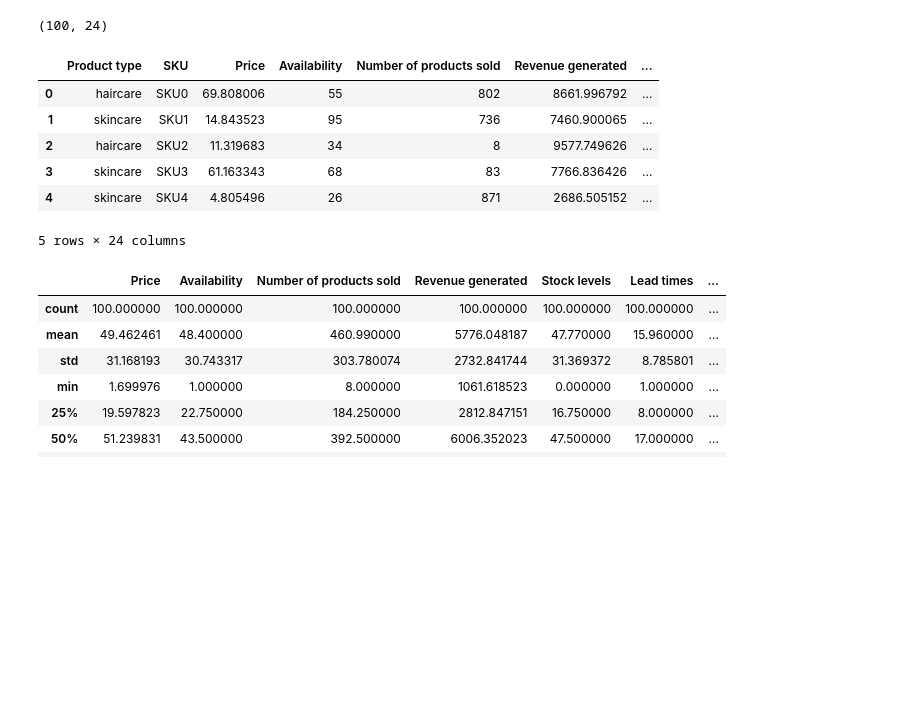
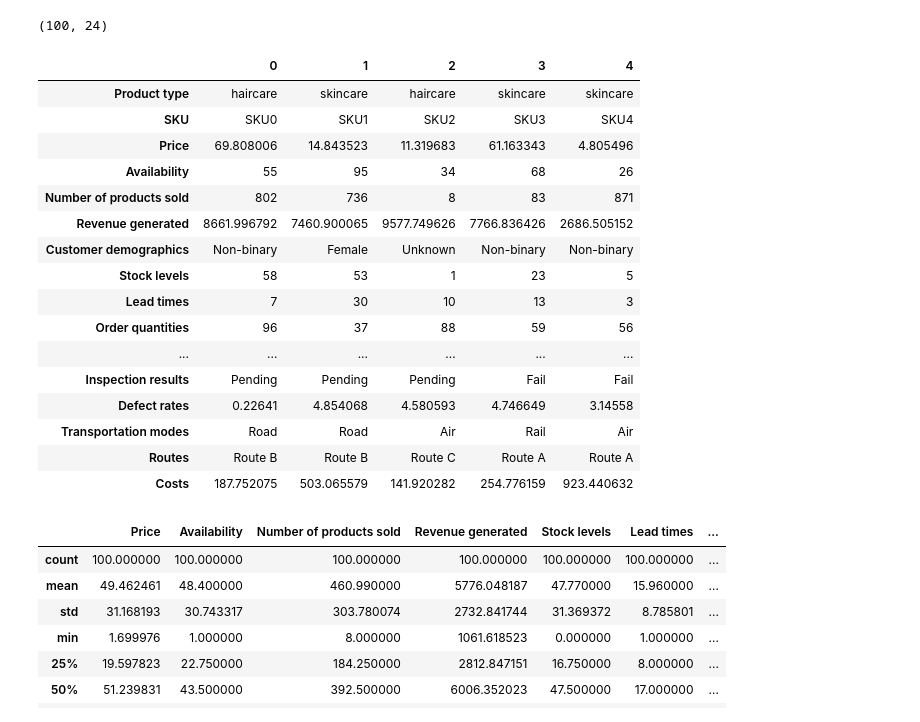
Before and after one commit to Jegsaran/PersonalCare_SupplyChain, a Jupyter notebook: PersonalCare_SupplyChain.ipynb, the cells around one changed output. Saved outputs shown, nothing was run; the diff lists cells and outputs as text; code cells hidden in the pictures; blank space fills up the shorter version.

```diff
--- a/PersonalCare_SupplyChain.ipynb
+++ b/PersonalCare_SupplyChain.ipynb
@@ -12,15 +12,25 @@ df.shape
 # %% [output]
 (100, 24)
 # %%
-df.head()
+df.head().transpose()
 # %% [output]
-|  | Product type | SKU | Price | Availability | Number of products sold | Revenue generated | ... |
-| 0 | haircare | SKU0 | 69.808006 | 55 | 802 | 8661.996792 | ... |
-| 1 | skincare | SKU1 | 14.843523 | 95 | 736 | 7460.900065 | ... |
-| 2 | haircare | SKU2 | 11.319683 | 34 | 8 | 9577.749626 | ... |
-| 3 | skincare | SKU3 | 61.163343 | 68 | 83 | 7766.836426 | ... |
-| 4 | skincare | SKU4 | 4.805496 | 26 | 871 | 2686.505152 | ... |
+|  | 0 | 1 | 2 | 3 | 4 |
+| Product type | haircare | skincare | haircare | skincare | skincare |
+| SKU | SKU0 | SKU1 | SKU2 | SKU3 | SKU4 |
+| Price | 69.808006 | 14.843523 | 11.319683 | 61.163343 | 4.805496 |
+| Availability | 55 | 95 | 34 | 68 | 26 |
+| Number of products sold | 802 | 736 | 8 | 83 | 871 |
+| Revenue generated | 8661.996792 | 7460.900065 | 9577.749626 | 7766.836426 | 2686.505152 |
+| Customer demographics | Non-binary | Female | Unknown | Non-binary | Non-binary |
+| Stock levels | 58 | 53 | 1 | 23 | 5 |
+| Lead times | 7 | 30 | 10 | 13 | 3 |
+| Order quantities | 96 | 37 | 88 | 59 | 56 |
+| ... | ... | ... | ... | ... | ... |
+| Inspection results | Pending | Pending | Pending | Fail | Fail |
+| Defect rates | 0.22641 | 4.854068 | 4.580593 | 4.746649 | 3.14558 |
+| Transportation modes | Road | Road | Air | Rail | Air |
+| Routes | Route B | Route B | Route C | Route A | Route A |
+| Costs | 187.752075 | 503.065579 | 141.920282 | 254.776159 | 923.440632 |
-5 rows × 24 columns
 # %%
 df.describe()
 # %% [output]
```
Also changed, not shown: parts of 12 cells of this notebook.
